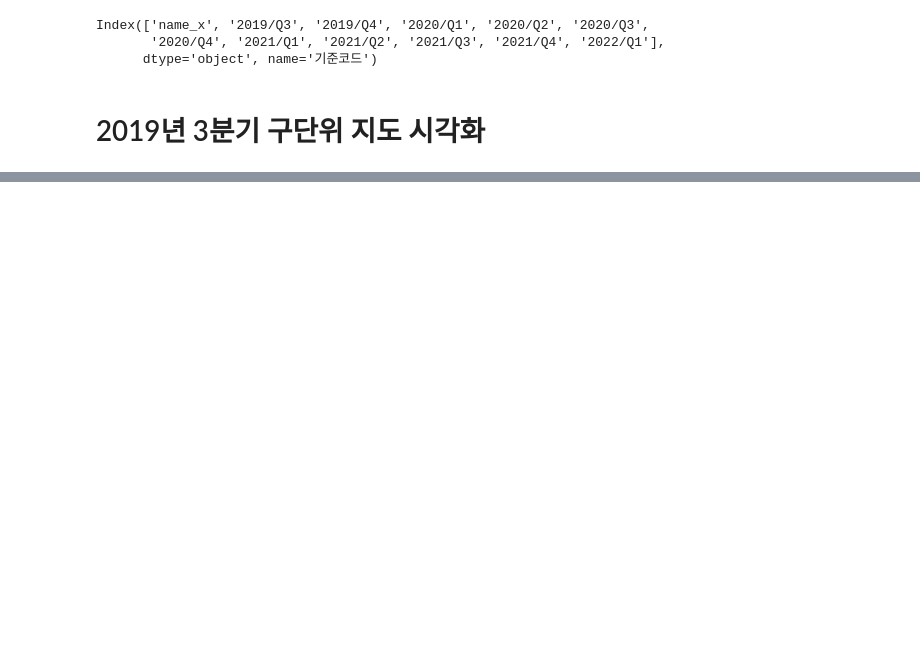
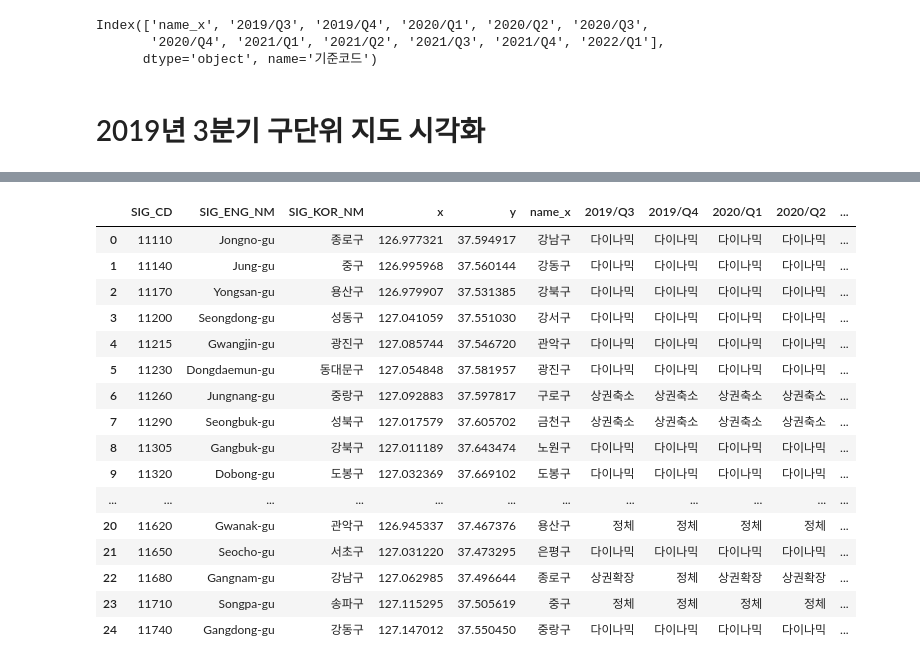
Before and after one commit to YongWanJin/KDTteam5_semiproject, a Jupyter notebook: code/상권변화지표_행정동별.ipynb, the cells around one changed output, grey strips where cells are left out. Cells and saved outputs as stored; diff of their text form; code cells hidden in the pictures; blank space fills up the shorter version.

```diff
--- a/code/상권변화지표_행정동별.ipynb
+++ b/code/상권변화지표_행정동별.ipynb
@@ -407,0 +422,21 @@ m
+# %%
+data = pd.concat([location, biz_freq_num2], axis=1, join='inner')
+data
+# %% [output]
+|  | SIG_CD | SIG_ENG_NM | SIG_KOR_NM | x | y | name_x | 2019/Q3 | 2019/Q4 | 2020/Q1 | 2020/Q2 | ... |
+| 0 | 11110 | Jongno-gu | 종로구 | 126.977321 | 37.594917 | 강남구 | 다이나믹 | 다이나믹 | 다이나믹 | 다이나믹 | ... |
+| 1 | 11140 | Jung-gu | 중구 | 126.995968 | 37.560144 | 강동구 | 다이나믹 | 다이나믹 | 다이나믹 | 다이나믹 | ... |
+| 2 | 11170 | Yongsan-gu | 용산구 | 126.979907 | 37.531385 | 강북구 | 다이나믹 | 다이나믹 | 다이나믹 | 다이나믹 | ... |
+| 3 | 11200 | Seongdong-gu | 성동구 | 127.041059 | 37.551030 | 강서구 | 다이나믹 | 다이나믹 | 다이나믹 | 다이나믹 | ... |
+| 4 | 11215 | Gwangjin-gu | 광진구 | 127.085744 | 37.546720 | 관악구 | 다이나믹 | 다이나믹 | 다이나믹 | 다이나믹 | ... |
+| 5 | 11230 | Dongdaemun-gu | 동대문구 | 127.054848 | 37.581957 | 광진구 | 다이나믹 | 다이나믹 | 다이나믹 | 다이나믹 | ... |
+| 6 | 11260 | Jungnang-gu | 중랑구 | 127.092883 | 37.597817 | 구로구 | 상권축소 | 상권축소 | 상권축소 | 상권축소 | ... |
+| 7 | 11290 | Seongbuk-gu | 성북구 | 127.017579 | 37.605702 | 금천구 | 상권축소 | 상권축소 | 상권축소 | 상권축소 | ... |
+| 8 | 11305 | Gangbuk-gu | 강북구 | 127.011189 | 37.643474 | 노원구 | 다이나믹 | 다이나믹 | 다이나믹 | 다이나믹 | ... |
+| 9 | 11320 | Dobong-gu | 도봉구 | 127.032369 | 37.669102 | 도봉구 | 다이나믹 | 다이나믹 | 다이나믹 | 다이나믹 | ... |
+| ... | ... | ... | ... | ... | ... | ... | ... | ... | ... | ... | ... |
+| 20 | 11620 | Gwanak-gu | 관악구 | 126.945337 | 37.467376 | 용산구 | 정체 | 정체 | 정체 | 정체 | ... |
+| 21 | 11650 | Seocho-gu | 서초구 | 127.031220 | 37.473295 | 은평구 | 다이나믹 | 다이나믹 | 다이나믹 | 다이나믹 | ... |
+| 22 | 11680 | Gangnam-gu | 강남구 | 127.062985 | 37.496644 | 종로구 | 상권확장 | 정체 | 상권확장 | 상권확장 | ... |
+| 23 | 11710 | Songpa-gu | 송파구 | 127.115295 | 37.505619 | 중구 | 정체 | 정체 | 정체 | 정체 | ... |
+| 24 | 11740 | Gangdong-gu | 강동구 | 127.147012 | 37.550450 | 중랑구 | 다이나믹 | 다이나믹 | 다이나믹 | 다이나믹 | ... |
```
Also changed, not shown: parts of 22 cells of this notebook.
